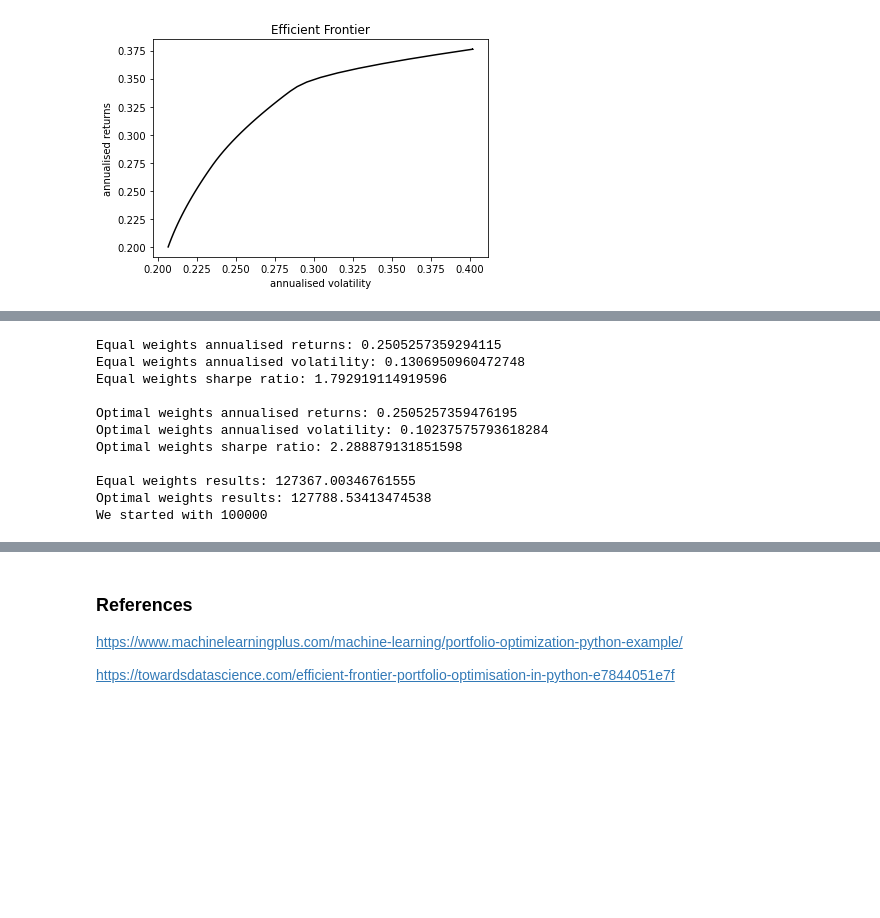
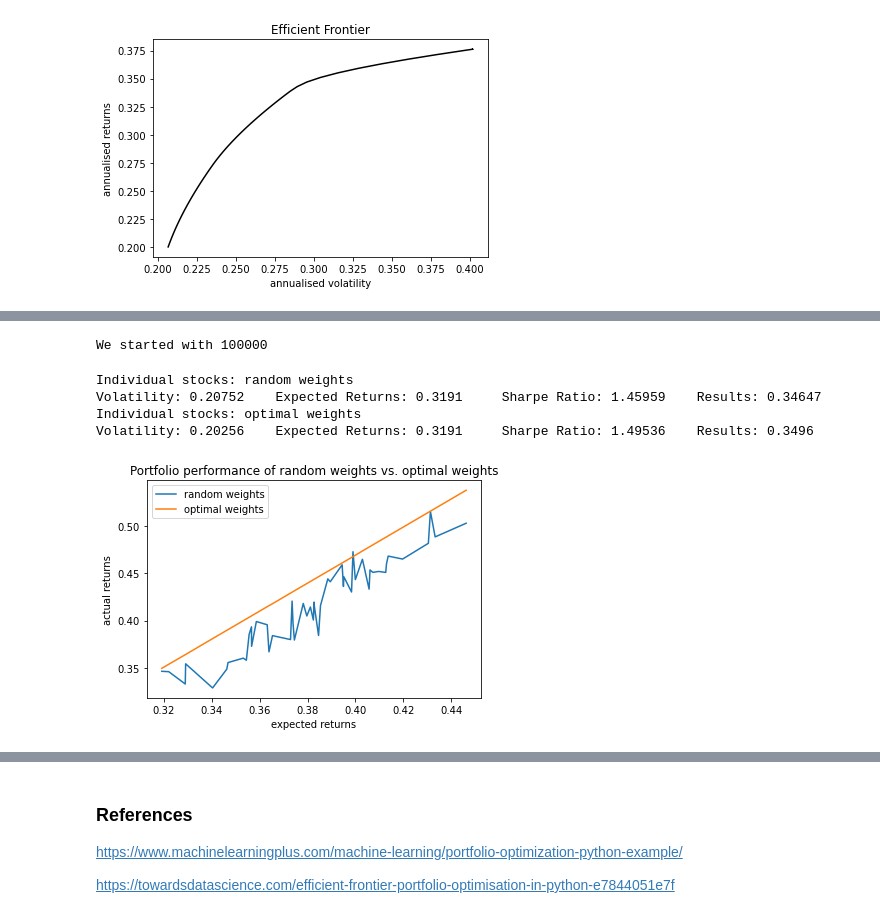
Before and after one commit to gracejyzhang/finance-collection, a Jupyter notebook: portfolio_optimization.ipynb, the cells around one changed output, grey strips where cells are left out. Cells and saved outputs as stored; diff of their text form; code cells hidden in the pictures; blank space fills up the shorter version.

Commit message:
added backtesting for minimizing volatility

```diff
--- a/portfolio_optimization.ipynb
+++ b/portfolio_optimization.ipynb
@@ -119,6 +120,8 @@ def optimize_sharpe_ratio(expected_returns, cov_matrix):
     constraints = ({'type': 'eq', 'fun': lambda x: np.sum(x) - 1})
     return minimize(neg_sharpe_ratio, num_assets * [1/num_assets], args=args, bounds=bounds, constraints=constraints)
 # %%
+expected_returns, cov_matrix = extract_info(df1_train)
+
 # random weights
 weights = np.random.random(len(expected_returns))
 weights = weights / np.sum(weights)
@@ -256,36 +218,0 @@ We started with 100000
-# %%
-# individual stocks
-num_assets = len(tickers2)
-expected_returns, cov_matrix = extract_info(df2_test)
-
-equal_weights = np.array(num_assets * [1/num_assets])
-equal_returns, equal_volatility = annualised_performance(equal_weights, expected_returns, cov_matrix)
-print(f'Equal weights annualised returns: {equal_returns}')
-print(f'Equal weights annualised volatility: {equal_volatility}')
-print(f'Equal weights sharpe ratio: {sharpe_ratio(equal_weights, expected_returns, cov_matrix)}\n')
-
-optimal_weights = minimize_volatility(expected_returns, cov_matrix, equal_returns).x
-optimal_returns, optimal_volatility = annualised_performance(optimal_weights, expected_returns, cov_matrix)
-print(f'Optimal weights annualised returns: {optimal_returns}')
-print(f'Optimal weights annualised volatility: {optimal_volatility}')
-print(f'Optimal weights sharpe ratio: {sharpe_ratio(optimal_weights, expected_returns, cov_matrix)}\n')
-
-# calculate returns
-pct_change = np.exp(df2_test.pct_change().apply(lambda x: np.log(1+x)).sum())
-equal_weighted_amounts = equal_weights * STARTING_AMOUNT
-print(f'Equal weights results: {np.dot(equal_weighted_amounts, pct_change)}')
-optimal_weighted_amounts = optimal_weights * STARTING_AMOUNT
-print(f'Optimal weights results: {np.dot(optimal_weighted_amounts, pct_change)}')
-print(f'We started with {STARTING_AMOUNT}')
-# %% [output]
-Equal weights annualised returns: 0.2505257359294115
-Equal weights annualised volatility: 0.1306950960472748
-Equal weights sharpe ratio: 1.792919114919596
-
-Optimal weights annualised returns: 0.2505257359476195
-Optimal weights annualised volatility: 0.10237575793618284
-Optimal weights sharpe ratio: 2.288879131851598
-
-Equal weights results: 127367.00346761555
-Optimal weights results: 127788.53413474538
-We started with 100000
@@ -291,0 +261,36 @@ We started with 100000
+# %%
+BOLD_PREFIX = '\033[1m'
+BOLD_SUFFIX = '\033[0m'
+NUM_ITERS = 50
+FORMATTING = 'Volatility: {:<10} Expected Returns: {:<10} Sharpe Ratio: {:<10} Results: {:<10}'
+
+
+print(f'We started with {STARTING_AMOUNT}')
+# %% [output]
+We started with 100000
+# %%
+### INDIVIDUAL STOCKS
+results_df1 = test(len(tickers1), df1_test, NUM_ITERS)
+results_df1 = results_df1.sort_values('random_returns')
+
+# single result
+result = results_df1.iloc[0,:]
+print(f'{BOLD_PREFIX}Individual stocks: random weights{BOLD_SUFFIX}')
+print(FORMATTING.format(round(result['random_volatility'], 5), round(result['random_returns'], 5), round(result['random_sharpe_ratio'], 5), round(result['random_results'], 5)))
+print(f'{BOLD_PREFIX}Individual stocks: optimal weights{BOLD_SUFFIX}')
+print(FORMATTING.format(round(result['optimal_volatility'], 5), round(result['optimal_returns'], 5), round(result['optimal_sharpe_ratio'], 5), round(result['optimal_results'], 5)))
+
+# plot actual returns against expected returns
+plt.plot(results_df1['random_returns'], results_df1['random_results'], label = "random weights")
+plt.plot(results_df1['optimal_returns'], results_df1['optimal_results'], label = "optimal weights")
+plt.ylabel('actual returns')
+plt.xlabel('expected returns')
+plt.title('Portfolio performance of random weights vs. optimal weights')
+plt.legend()
+plt.show()
+# %% [output]
+Individual stocks: random weights
+Volatility: 0.20752    Expected Returns: 0.3191     Sharpe Ratio: 1.45959    Results: 0.34647
+Individual stocks: optimal weights
+Volatility: 0.20256    Expected Returns: 0.3191     Sharpe Ratio: 1.49536    Results: 0.3496
+[figure, added]
```
Also changed, not shown: parts of 9 cells of this notebook.
